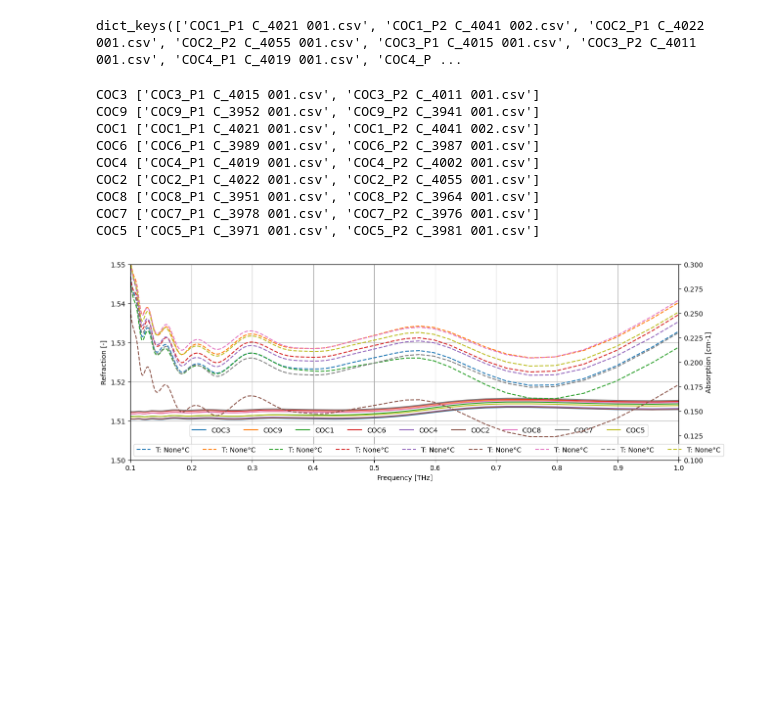
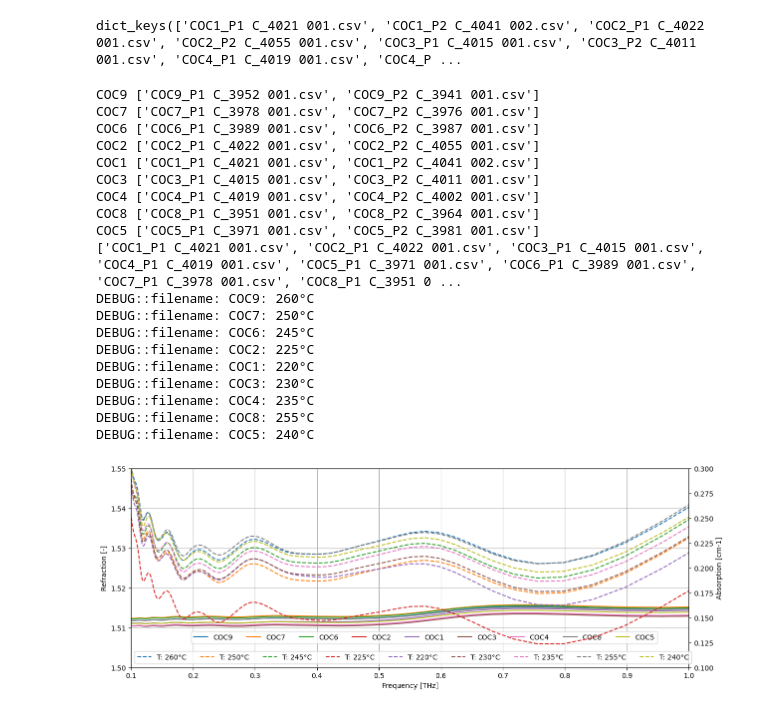
Before and after one commit to dextervipera/COC_Grecube_lib, a Jupyter notebook: Grecube_TDS_sandbox.ipynb, the cells around one changed output. Drawn from its saved outputs; the diff is of its cells as text; code cells hidden in the pictures; blank space fills up the shorter version.

```diff
--- a/Grecube_TDS_sandbox.ipynb
+++ b/Grecube_TDS_sandbox.ipynb
@@ -131,40 +164,66 @@ _name_temperature_map2 = {
     'COC7_P1 C_3978 001.csv':'250',
     'COC8_P1 C_3951 001.csv':'255',
     'COC9_P1 C_3952 001.csv':'260'}
+_samp_temperature_map = {
+    'COC1':'220',
+    'COC2':'225',
+    'COC3':'230',
+    'COC4':'235',
+    'COC5':'240',
+    'COC6':'245',
+    'COC7':'250',
+    'COC8':'255',
+    'COC9':'260'}
 
-def name_map2(filename, __name_temperature_map2) ->str:
-    #s_id = filename[:4]
+
+def name_map2(filename, __name_temperature_map) ->str:
+    s_id = filename[:4]
     #s_p = filename[6]
-    return f"T: {__name_temperature_map2.get(filename)}°C"
+    print(f'DEBUG::filename: {filename}: {__name_temperature_map.get(s_id)}°C')
+    return f"T: {__name_temperature_map.get(filename)}°C"
+
+order = sorted(list(_name_temperature_map2.keys()))
+print(order)
+
 
 for sample, serie in agregated.items():
     ag_ref.plot(_C1000/serie.WaveNumber*_xax_mlt, serie.Refractive,
                 label=sample)
     ag_abs.plot(_C1000/serie.WaveNumber*_xax_mlt, serie.Absorption, '--',
-                label=name_map2(sample, _name_temperature_map2))
+                label=name_map2(sample, _samp_temperature_map))
 #ag_ref.legend(ncol)
 
 ag_ref.set_xlim([0.1,1])
 ag_ref.set_ylim([1.5,1.55])
 ag_abs.set_ylim([0.1,0.3])
 ag_ref.set_xlabel(f"Frequency [{_xax_label_unit}]")
 ag_ref.set_ylabel("Refraction [-]")
 ag_abs.set_ylabel("Absorption [cm-1]")
 ag_ref.grid()
 ag_ref.legend(loc='lower left')
 ag_abs.legend(loc='lower right')
 ag_ref.legend(bbox_to_anchor=(0.95, 0.2, 0, 0), ncol = 9)
 ag_abs.legend(bbox_to_anchor=(0, 0.1, 0, 0), ncol = 9)
 plt.tight_layout()
 plt.savefig("COC-temp.png", bbox_inches = 'tight')
 # %% [output]
+COC9 ['COC9_P1 C_3952 001.csv', 'COC9_P2 C_3941 001.csv']
+COC7 ['COC7_P1 C_3978 001.csv', 'COC7_P2 C_3976 001.csv']
+COC6 ['COC6_P1 C_3989 001.csv', 'COC6_P2 C_3987 001.csv']
+COC2 ['COC2_P1 C_4022 001.csv', 'COC2_P2 C_4055 001.csv']
+COC1 ['COC1_P1 C_4021 001.csv', 'COC1_P2 C_4041 002.csv']
 COC3 ['COC3_P1 C_4015 001.csv', 'COC3_P2 C_4011 001.csv']
-COC9 ['COC9_P1 C_3952 001.csv', 'COC9_P2 C_3941 001.csv']
-COC1 ['COC1_P1 C_4021 001.csv', 'COC1_P2 C_4041 002.csv']
-COC6 ['COC6_P1 C_3989 001.csv', 'COC6_P2 C_3987 001.csv']
 COC4 ['COC4_P1 C_4019 001.csv', 'COC4_P2 C_4002 001.csv']
-COC2 ['COC2_P1 C_4022 001.csv', 'COC2_P2 C_4055 001.csv']
 COC8 ['COC8_P1 C_3951 001.csv', 'COC8_P2 C_3964 001.csv']
-COC7 ['COC7_P1 C_3978 001.csv', 'COC7_P2 C_3976 001.csv']
 COC5 ['COC5_P1 C_3971 001.csv', 'COC5_P2 C_3981 001.csv']
+['COC1_P1 C_4021 001.csv', 'COC2_P1 C_4022 001.csv', 'COC3_P1 C_4015 001.csv', 'COC4_P1 C_4019 001.csv', 'COC5_P1 C_3971 001.csv', 'COC6_P1 C_3989 001.csv', 'COC7_P1 C_3978 001.csv', 'COC8_P1 C_3951 0 ...
+DEBUG::filename: COC9: 260°C
+DEBUG::filename: COC7: 250°C
+DEBUG::filename: COC6: 245°C
+DEBUG::filename: COC2: 225°C
+DEBUG::filename: COC1: 220°C
+DEBUG::filename: COC3: 230°C
+DEBUG::filename: COC4: 235°C
+DEBUG::filename: COC8: 255°C
+DEBUG::filename: COC5: 240°C
-[figure, old version]
+[figure, new version]
```
Also changed, not shown: parts of 1 cell of this notebook, 2 other files.
